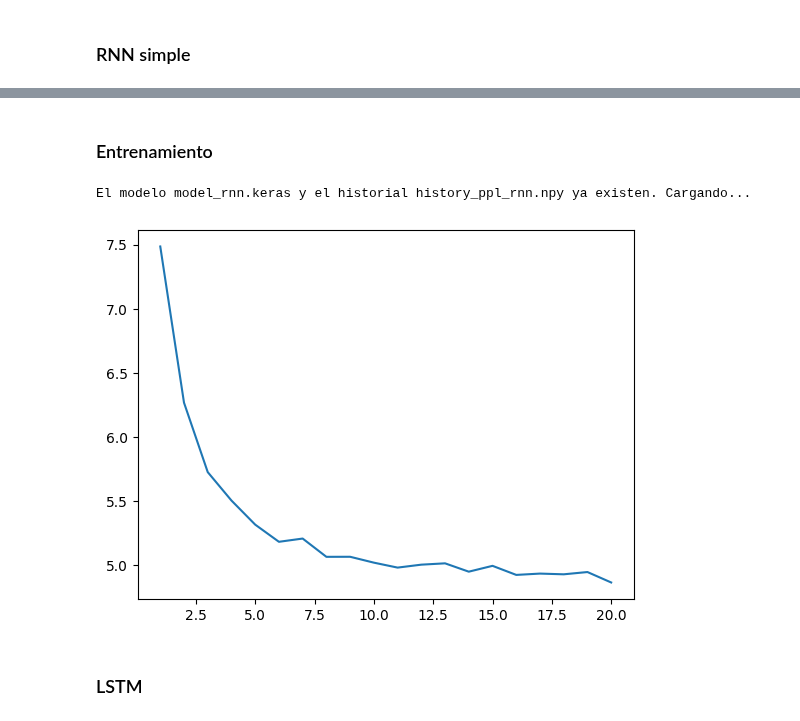
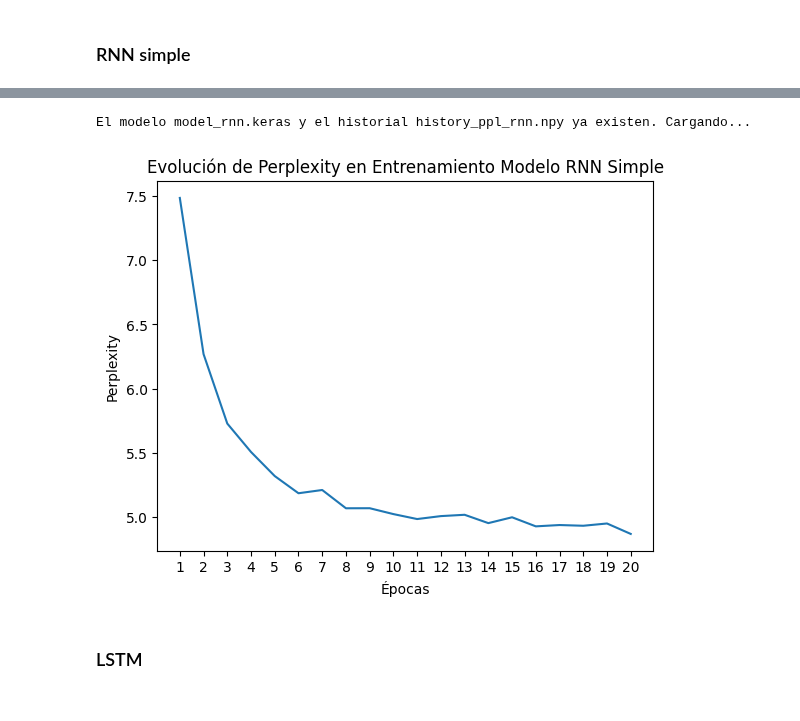
Before and after one commit to Agustinlopezf/CEIA-ProcesamientoLenguajeNaturalI, a Jupyter notebook: Desafio_3/Desafio_3.ipynb, the cells around one changed output, grey strips where cells are left out. Drawn from its saved outputs; the diff is of its cells as text; code cells hidden in the pictures.

```diff
--- a/Desafio_3/Desafio_3.ipynb
+++ b/Desafio_3/Desafio_3.ipynb
@@ -321,5 +296,3 @@ class PplCallback(keras.callbacks.Callback):
-# %% [markdown]
-### Entrenamiento
 # %%
 from keras.models import load_model
 
@@ -354,13 +327,20 @@ El modelo model_rnn.keras y el historial history_ppl_rnn.npy ya existen. Cargand
 # %%
 import matplotlib.pyplot as plt
 import seaborn as sns
 
 # Entrenamiento
 epoch_count = range(1, len(history_ppl) + 1)
 sns.lineplot(x=epoch_count,  y=history_ppl)
+
+plt.title("Evolución de Perplexity en Entrenamiento Modelo RNN Simple")
+plt.xlabel("Épocas")
+plt.ylabel("Perplexity")
+
+plt.xticks(epoch_count)  # marcas enteras en el eje X
+
 plt.show()
 # %% [output]
-[figure, old version]
+[figure, new version]
 # %% [markdown]
 ### LSTM
 # %%
```
Also changed, not shown: parts of 47 cells of this notebook, 4 other files.
